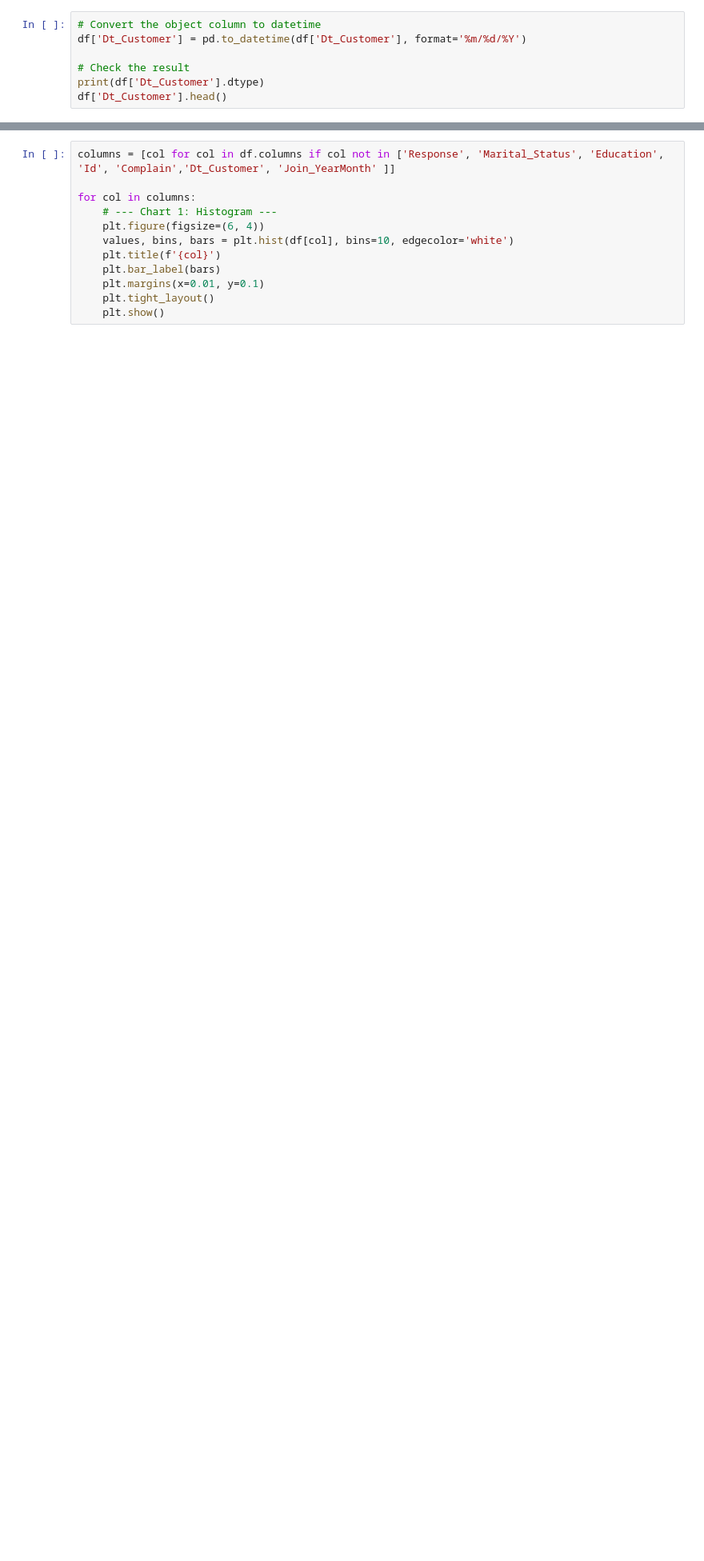
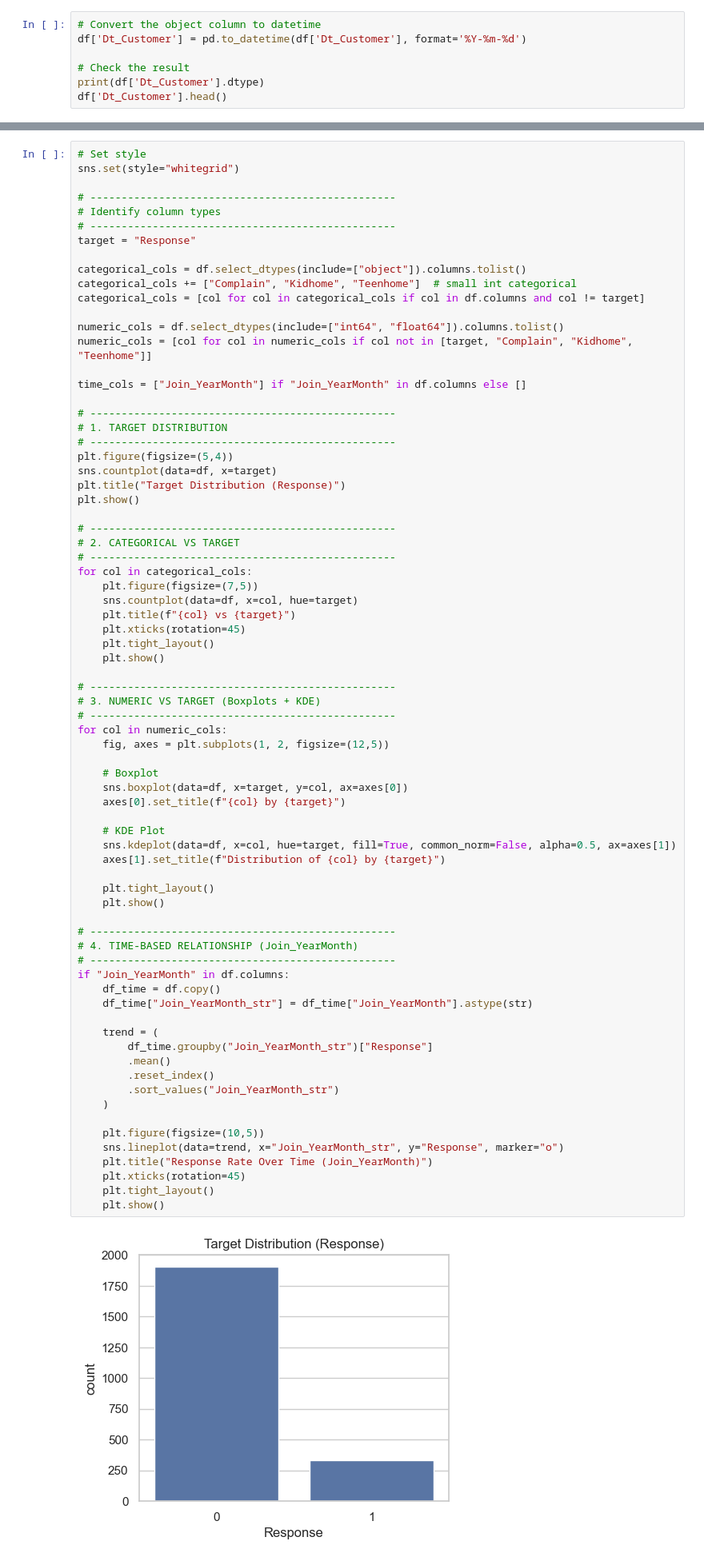
Before and after one commit to Analyst-KatieD/kaggle-superstore-marketing, a Jupyter notebook: Kaggle_Superstore_Marketing_Campaign.ipynb, the cells around one changed output, grey strips where cells are left out. Shown at 80% size. Cells and saved outputs as stored; diff of their text form; blank space fills up the shorter version.

```diff
--- a/Kaggle_Superstore_Marketing_Campaign.ipynb
+++ b/Kaggle_Superstore_Marketing_Campaign.ipynb
@@ -99,6 +85,6 @@ plt.show()
 # %%
 # Convert the object column to datetime
-df['Dt_Customer'] = pd.to_datetime(df['Dt_Customer'], format='%m/%d/%Y')
+df['Dt_Customer'] = pd.to_datetime(df['Dt_Customer'], format='%Y-%m-%d')
 
 # Check the result
 print(df['Dt_Customer'].dtype)
@@ -121,12 +135,76 @@ df.info()
-# %%
-columns = [col for col in df.columns if col not in ['Response', 'Marital_Status', 'Education', 'Id', 'Complain','Dt_Customer', 'Join_YearMonth' ]]
-
-for col in columns:
-    # --- Chart 1: Histogram ---
-    plt.figure(figsize=(6, 4))
-    values, bins, bars = plt.hist(df[col], bins=10, edgecolor='white')
-    plt.title(f'{col}')
-    plt.bar_label(bars)
-    plt.margins(x=0.01, y=0.1)
-    plt.tight_layout()
-    plt.show()
+# %%
+# Set style
+sns.set(style="whitegrid")
+
+# -------------------------------------------------
+# Identify column types
+# -------------------------------------------------
+target = "Response"
+
+categorical_cols = df.select_dtypes(include=["object"]).columns.tolist()
+categorical_cols += ["Complain", "Kidhome", "Teenhome"]  # small int categorical
+categorical_cols = [col for col in categorical_cols if col in df.columns and col != target]
+
+numeric_cols = df.select_dtypes(include=["int64", "float64"]).columns.tolist()
+numeric_cols = [col for col in numeric_cols if col not in [target, "Complain", "Kidhome", "Teenhome"]]
+
+time_cols = ["Join_YearMonth"] if "Join_YearMonth" in df.columns else []
+
+# -------------------------------------------------
+# 1. TARGET DISTRIBUTION
+# -------------------------------------------------
+plt.figure(figsize=(5,4))
+sns.countplot(data=df, x=target)
+plt.title("Target Distribution (Response)")
+plt.show()
+
+# -------------------------------------------------
+# 2. CATEGORICAL VS TARGET
+# -------------------------------------------------
+for col in categorical_cols:
+    plt.figure(figsize=(7,5))
+    sns.countplot(data=df, x=col, hue=target)
+    plt.title(f"{col} vs {target}")
+    plt.xticks(rotation=45)
+    plt.tight_layout()
+    plt.show()
+
+# -------------------------------------------------
+# 3. NUMERIC VS TARGET (Boxplots + KDE)
+# -------------------------------------------------
+for col in numeric_cols:
+    fig, axes = plt.subplots(1, 2, figsize=(12,5))
+
+    # Boxplot
+    sns.boxplot(data=df, x=target, y=col, ax=axes[0])
+    axes[0].set_title(f"{col} by {target}")
+
+    # KDE Plot
+    sns.kdeplot(data=df, x=col, hue=target, fill=True, common_norm=False, alpha=0.5, ax=axes[1])
+    axes[1].set_title(f"Distribution of {col} by {target}")
+
+    plt.tight_layout()
+    plt.show()
+
+# -------------------------------------------------
+# 4. TIME-BASED RELATIONSHIP (Join_YearMonth)
+# -------------------------------------------------
+if "Join_YearMonth" in df.columns:
+    df_time = df.copy()
+    df_time["Join_YearMonth_str"] = df_time["Join_YearMonth"].astype(str)
+
+    trend = (
+        df_time.groupby("Join_YearMonth_str")["Response"]
+        .mean()
+        .reset_index()
+        .sort_values("Join_YearMonth_str")
+    )
+
+    plt.figure(figsize=(10,5))
+    sns.lineplot(data=trend, x="Join_YearMonth_str", y="Response", marker="o")
+    plt.title("Response Rate Over Time (Join_YearMonth)")
+    plt.xticks(rotation=45)
+    plt.tight_layout()
+    plt.show()
+# %% [output]
+[figure, added]
```
Also changed, not shown: parts of 15 cells of this notebook.
